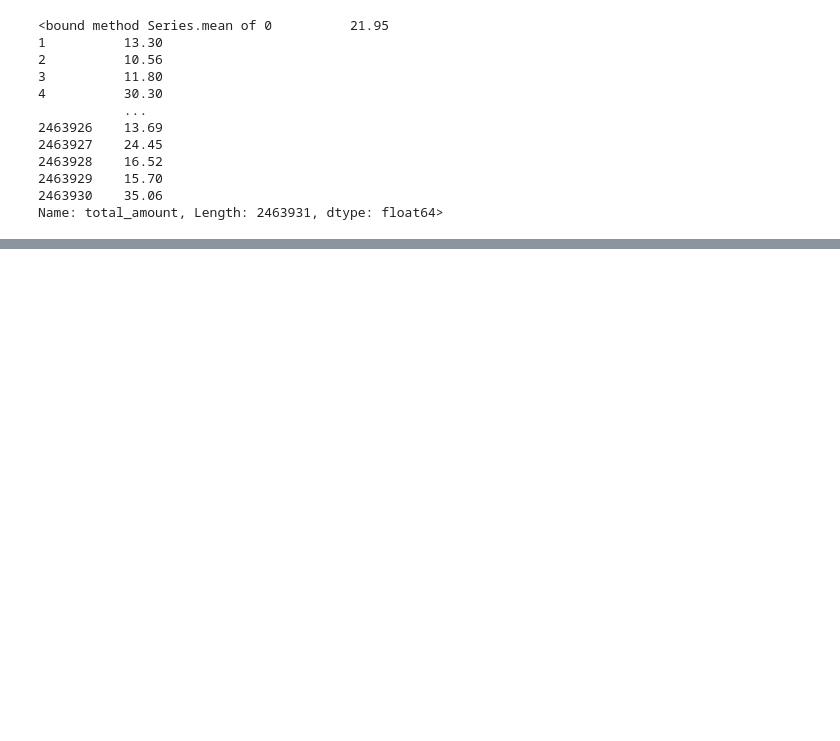
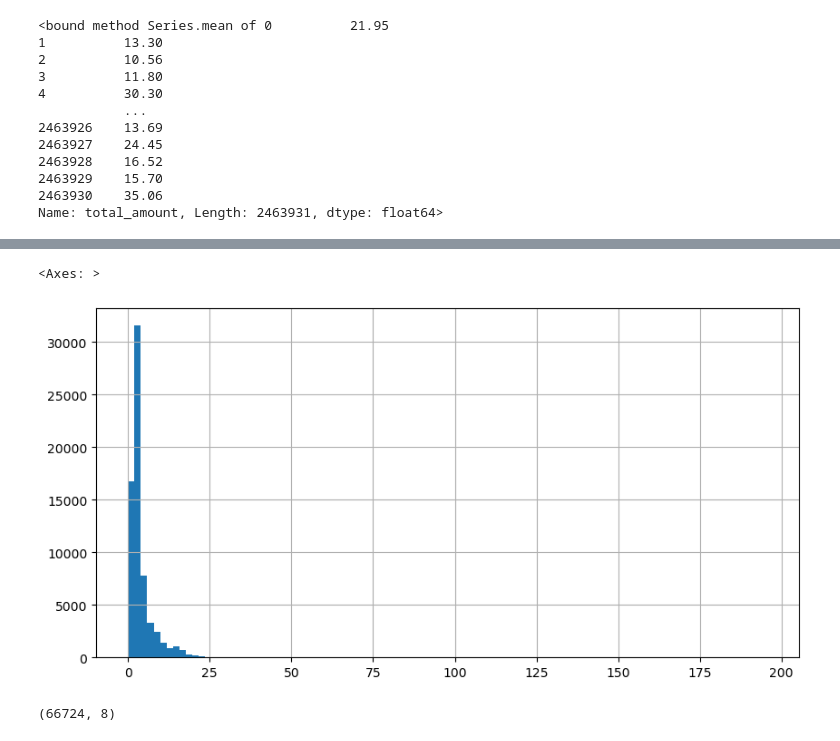
Before and after one commit to DanielAntares/new-york-taxi-analysis, a Jupyter notebook: presentable-notebook.ipynb, the cells around one changed output, grey strips where cells are left out. Cells and saved outputs as stored; diff of their text form; code cells hidden in the pictures; blank space fills up the shorter version.

```diff
--- a/presentable-notebook.ipynb
+++ b/presentable-notebook.ipynb
@@ -181,0 +612,11 @@ Name: total_amount, Length: 2463931, dtype: float64>
+# %%
+taxi_grouped_by_region = taxi_grouped_by_region[taxi_grouped_by_region['trip_distance']<200]
+# %%
+taxi_grouped_by_region['trip_distance'].hist(figsize = (10,5), bins = 100)
+# %% [output]
+<Axes: >
+[figure, added]
+# %%
+taxi_grouped_by_region.shape
+# %% [output]
+(66724, 8)
```
Also changed, not shown: parts of 124 cells of this notebook, 1 other file.
